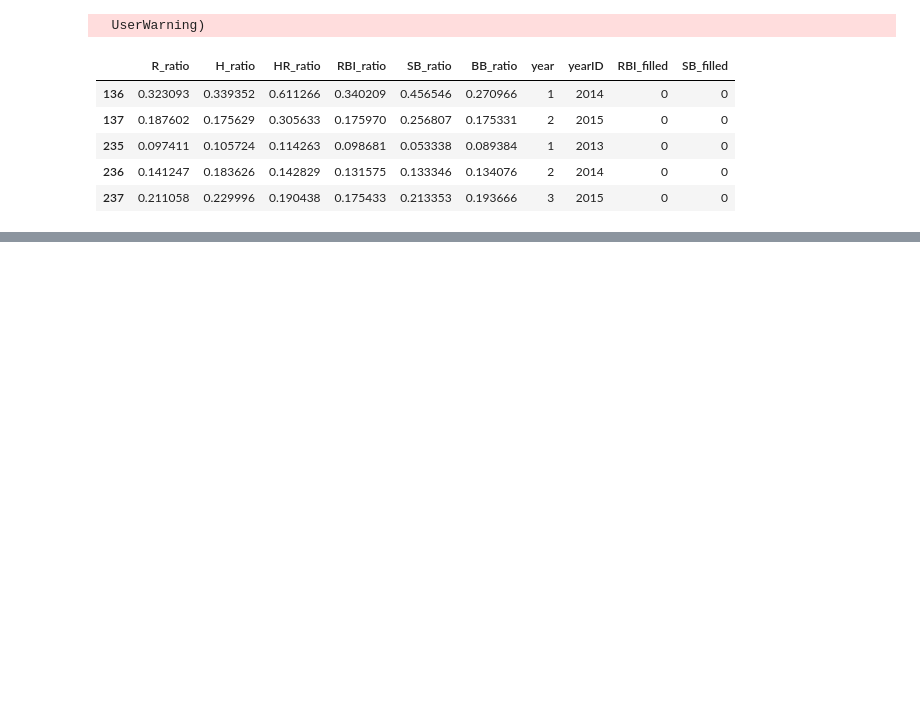
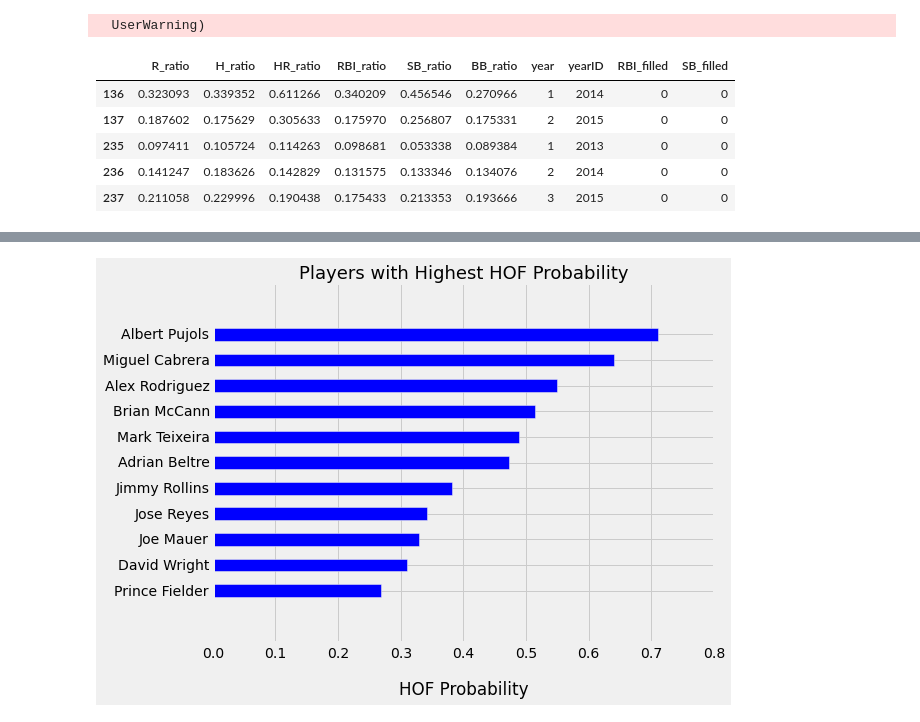
Before and after one commit to apyeh/BaseballHOF, a Jupyter notebook: notebooks/Test_Model_v1.ipynb, the cells around one changed output, grey strips where cells are left out. Cells and saved outputs as stored; diff of their text form; code cells hidden in the pictures; blank space fills up the shorter version.

```diff
--- a/notebooks/Test_Model_v1.ipynb
+++ b/notebooks/Test_Model_v1.ipynb
@@ -59,0 +559,27 @@ array(['alcanar01', 'alcanar01', 'alcanar01', ..., 'alcanar01',
+# %%
+active_pred = rf03e2.predict(active_hitters_X3)
+active_prob = rf03e2.predict_proba(active_hitters_X3)
+
+active_hitters['pred'] = pd.Series(active_pred, index=active_hitters.index)
+active_hitters['prob'] = pd.Series(active_prob[:,1], index=active_hitters.index)
+
+predicted_hof_active = active_hitters[active_hitters['pred'] == 1]['name'].unique()
+predicted_hof_active_df = active_hitters[active_hitters['name'].isin(predicted_hof_active)]
+
+#predicted_hof_active_df[predicted_hof_active_df['yearID'] == 2015].sort_values(by='prob', ascending=False)
+
+predicted_hof_active_df_mean = predicted_hof_active_df.groupby('name').mean().sort_values(by='prob')
+
+# Bar chart of players with highest chances of making it to
+index = np.arange(len(predicted_hof_active_df_mean))
+
+with plt.style.context('fivethirtyeight'):
+    plt.figure(figsize=(8,6))
+    plt.barh(index -.25, predicted_hof_active_df_mean['prob'], height=0.5)
+    plt.title('Players with Highest HOF Probability', fontsize=18)
+    labels = predicted_hof_active_df_mean.index
+    plt.yticks(index, labels)
+    plt.xlabel('HOF Probability', labelpad=20)
+    plt.show()
+# %% [output]
+[figure, added]
```
Also changed, not shown: parts of 96 cells of this notebook.
